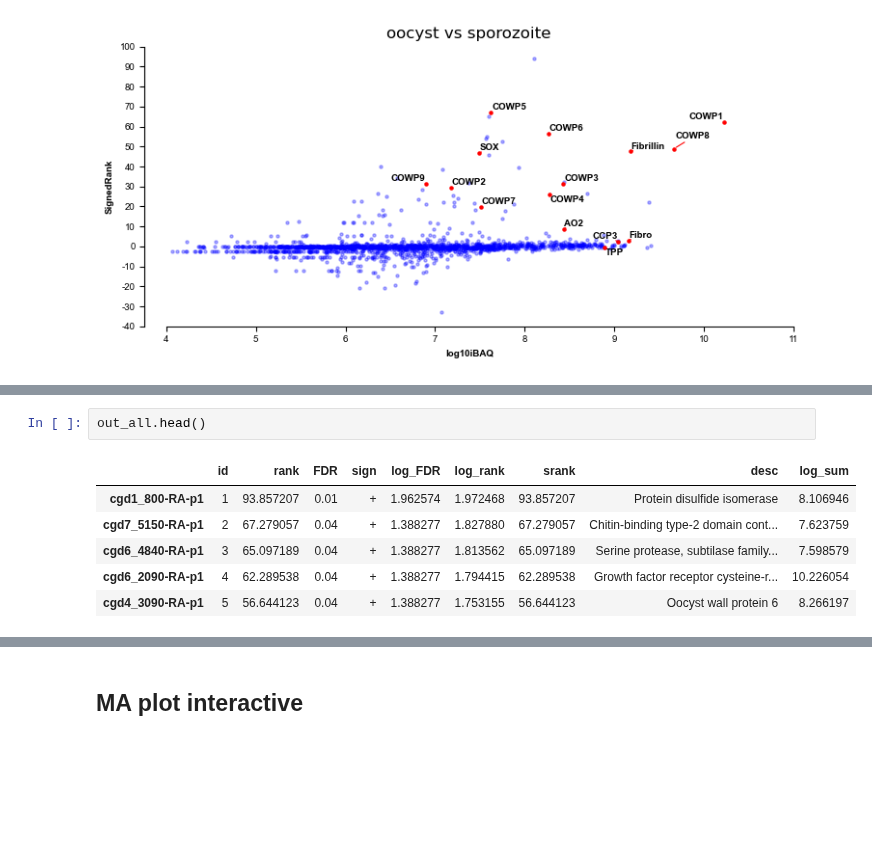
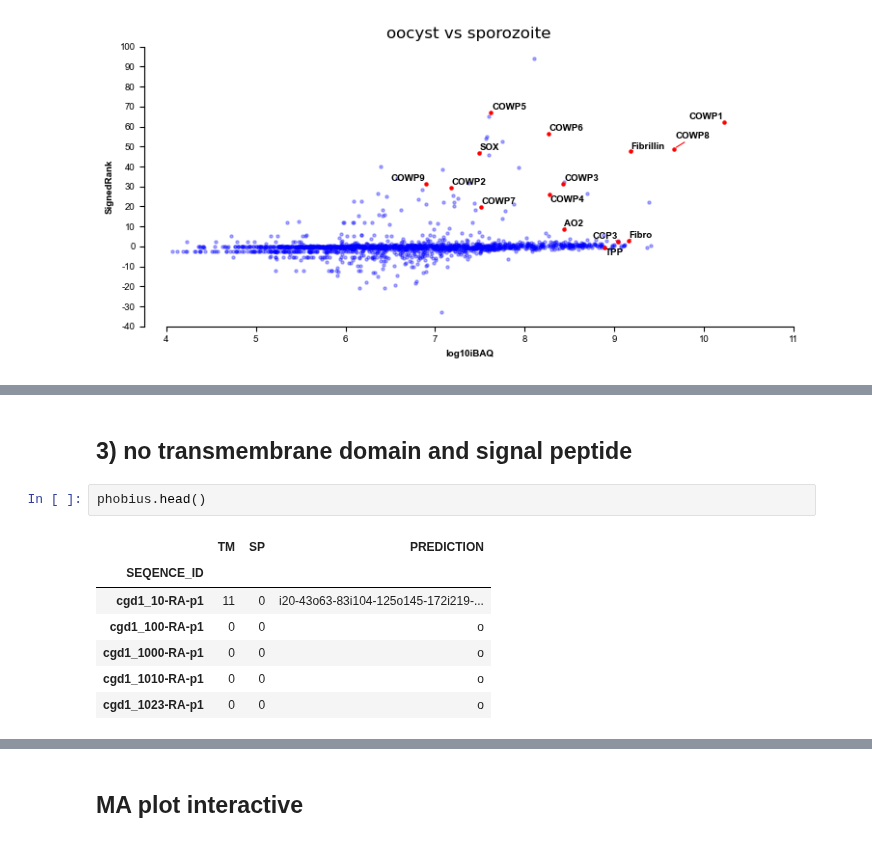
Before and after one commit to mtinti/oocyst_wall_proteome, a Jupyter notebook: notebooks/analysis.ipynb, the cells around one changed output, grey strips where cells are left out. Cells and saved outputs as stored; diff of their text form; blank space fills up the shorter version.

```diff
--- a/notebooks/analysis.ipynb
+++ b/notebooks/analysis.ipynb
@@ -511,9 +831,12 @@ No handles with labels found to put in legend.
+# %% [markdown]
+## 3) no transmembrane domain and signal peptide
 # %%
-out_all.head()
+phobius.head()
 # %% [output]
-|  | id | rank | FDR | sign | log_FDR | log_rank | srank | desc | log_sum |
-| cgd1_800-RA-p1 | 1 | 93.857207 | 0.01 | + | 1.962574 | 1.972468 | 93.857207 | Protein disulfide isomerase | 8.106946 |
-| cgd7_5150-RA-p1 | 2 | 67.279057 | 0.04 | + | 1.388277 | 1.827880 | 67.279057 | Chitin-binding type-2 domain cont... | 7.623759 |
-| cgd6_4840-RA-p1 | 3 | 65.097189 | 0.04 | + | 1.388277 | 1.813562 | 65.097189 | Serine protease, subtilase family... | 7.598579 |
-| cgd6_2090-RA-p1 | 4 | 62.289538 | 0.04 | + | 1.388277 | 1.794415 | 62.289538 | Growth factor receptor cysteine-r... | 10.226054 |
-| cgd4_3090-RA-p1 | 5 | 56.644123 | 0.04 | + | 1.388277 | 1.753155 | 56.644123 | Oocyst wall protein 6 | 8.266197 |
+|  | TM | SP | PREDICTION |
+| SEQENCE_ID |  |  |  |
+| cgd1_10-RA-p1 | 11 | 0 | i20-43o63-83i104-125o145-172i219-... |
+| cgd1_100-RA-p1 | 0 | 0 | o |
+| cgd1_1000-RA-p1 | 0 | 0 | o |
+| cgd1_1010-RA-p1 | 0 | 0 | o |
+| cgd1_1023-RA-p1 | 0 | 0 | o |
```
Also changed, not shown: parts of 16 cells of this notebook, 15 other files.
